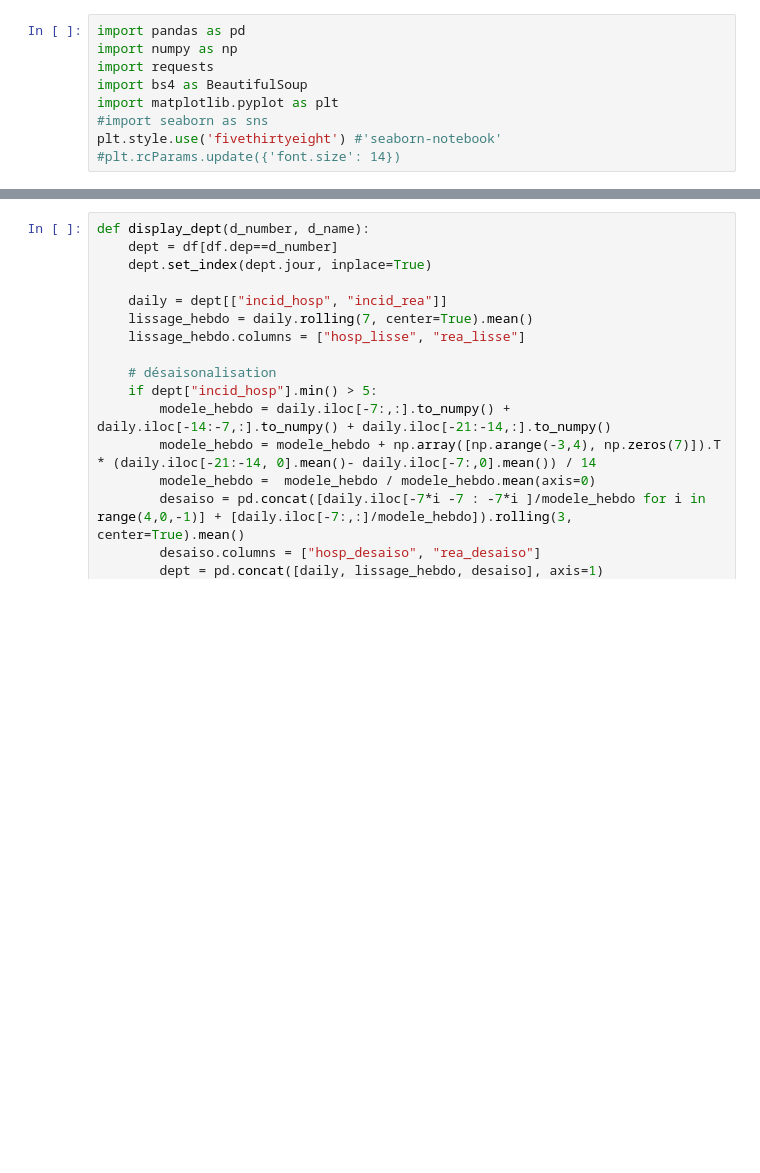
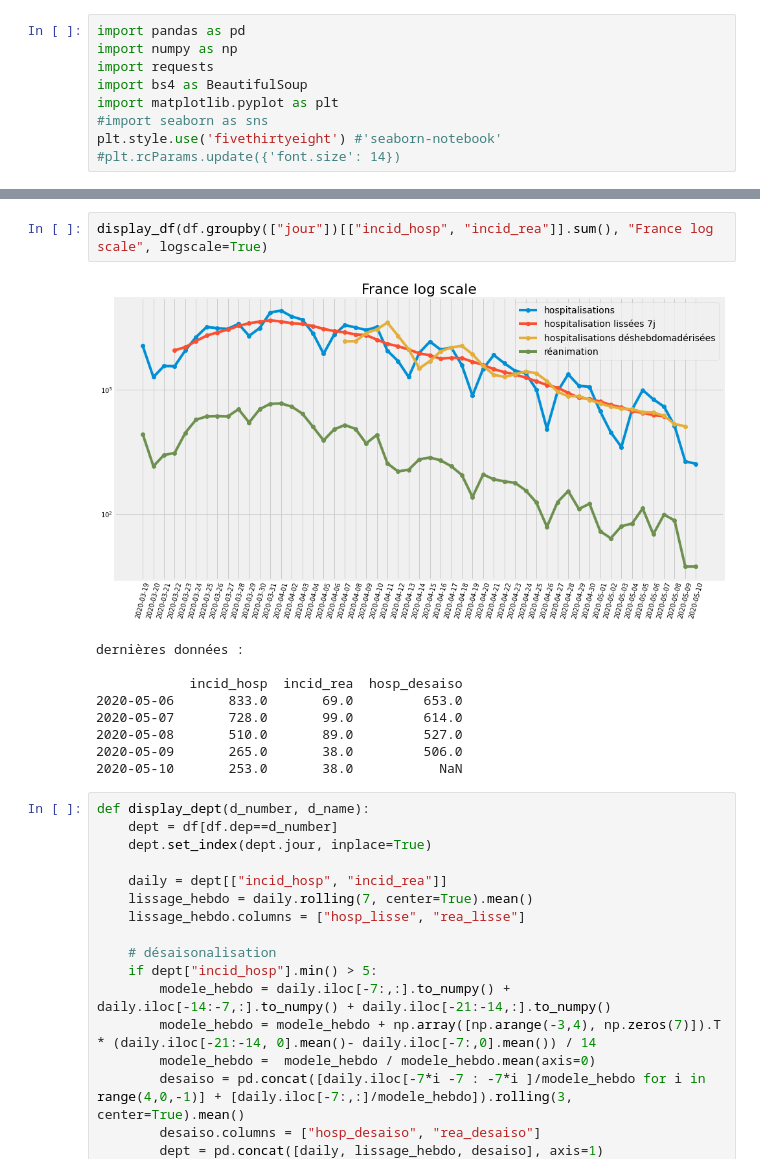
Before and after one commit to paulantoine/covid_dept, a Jupyter notebook: covid.ipynb, the cells around one changed output, grey strips where cells are left out. Saved outputs shown, nothing was run; the diff lists cells and outputs as text; blank space fills up the shorter version.

Commit message:
add log scale option, refactor

```diff
--- a/covid.ipynb
+++ b/covid.ipynb
@@ -73,3 +88,15 @@ daily.rolling(7).mean().tail()
+# %%
+display_df(df.groupby(["jour"])[["incid_hosp", "incid_rea"]].sum(), "France log scale", logscale=True)
+# %% [output]
+[figure, added]
+dernières données :
+
+            incid_hosp  incid_rea  hosp_desaiso
+2020-05-06       833.0       69.0         653.0
+2020-05-07       728.0       99.0         614.0
+2020-05-08       510.0       89.0         527.0
+2020-05-09       265.0       38.0         506.0
+2020-05-10       253.0       38.0           NaN
 # %%
 def display_dept(d_number, d_name):
     dept = df[df.dep==d_number]
```
Also changed, not shown: parts of 12 cells of this notebook.
